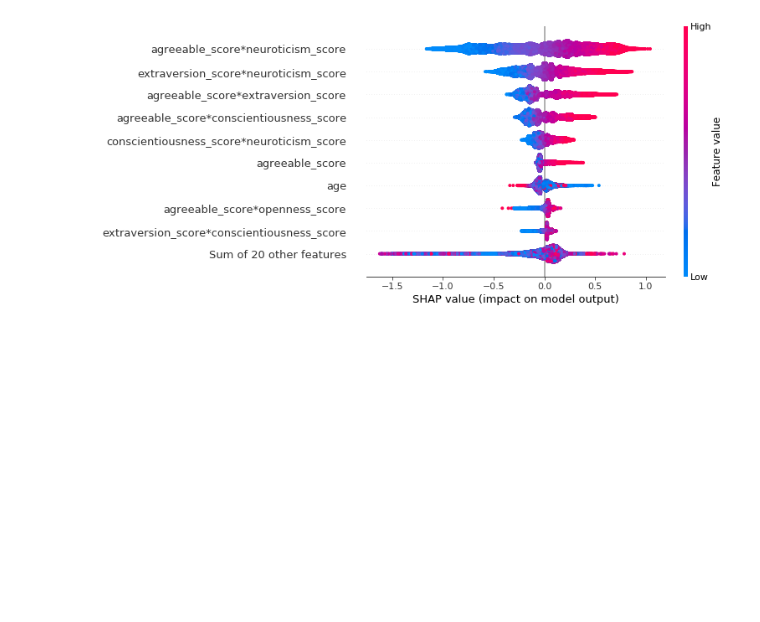
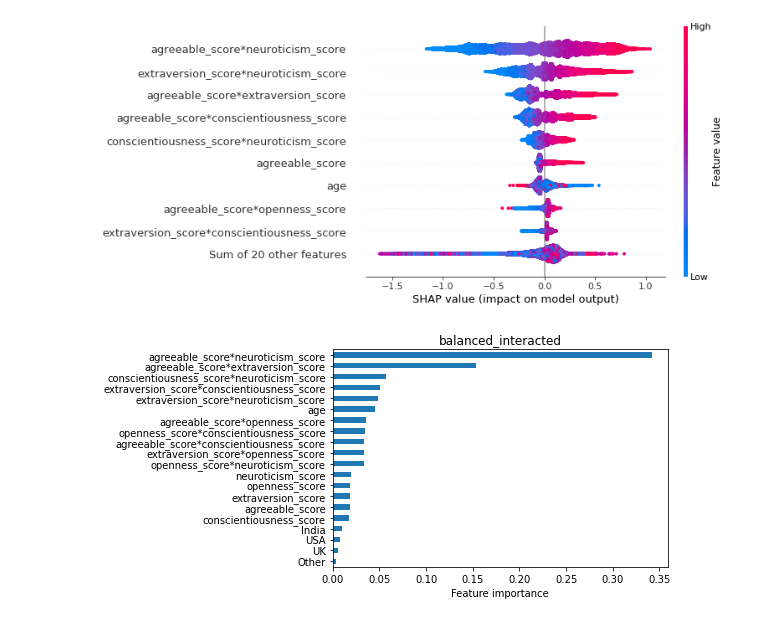
Before and after one commit to efratkohen/Big_five, a Jupyter notebook: Big 5-final project.ipynb, the cells around one changed output. Cells and saved outputs as stored; diff of their text form; code cells hidden in the pictures; blank space fills up the shorter version.

```diff
--- a/Big 5-final project.ipynb
+++ b/Big 5-final project.ipynb
@@ -776,3 +782,13 @@ for i in range(len(models_list_GB)):
                                     balanced_interacted
 [figure]
 [figure]
+# %%
+Explainability_GB = models_list_GB[2].feature_importances_
+# %%
+Explainability_df = pd.Series(Explainability_GB,  index=X_test_list[2].columns.to_list(), name='Explainability')
+_=Explainability_df.nlargest(20).sort_values().plot(kind='barh')
+plt.title(datasets_names[2])
+plt.xlabel("Feature importance")
+plt.show()
+# %% [output]
+[figure, added]
```
Also changed, not shown: parts of 9 cells of this notebook.
